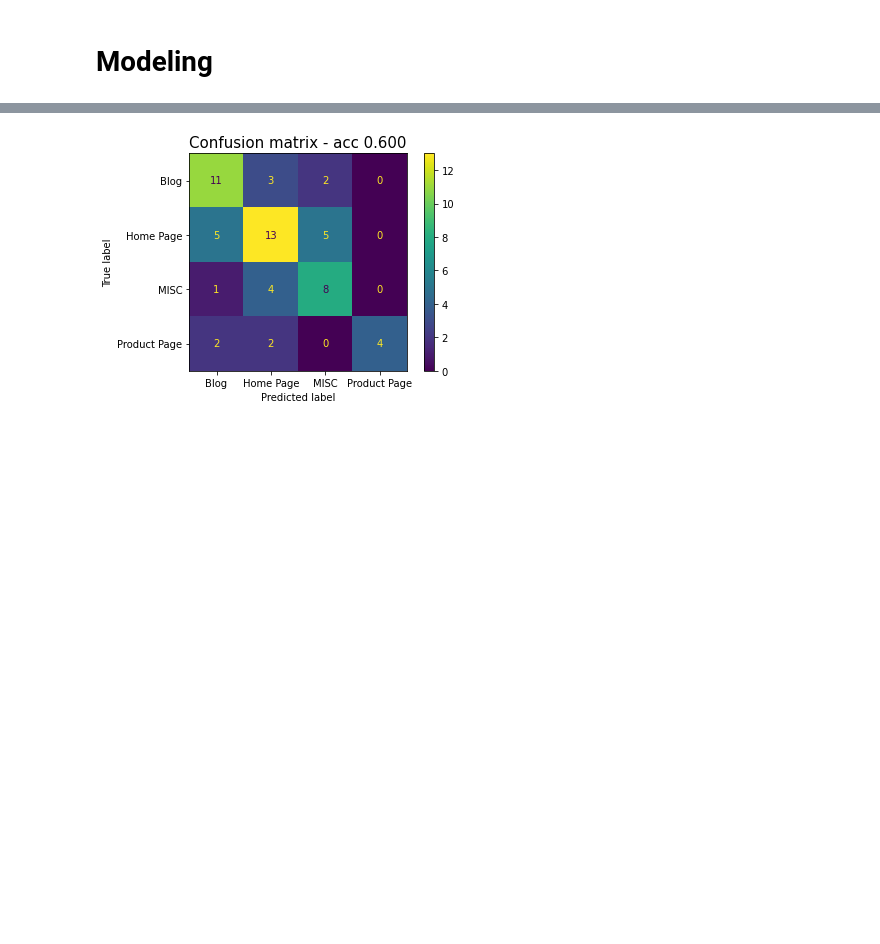
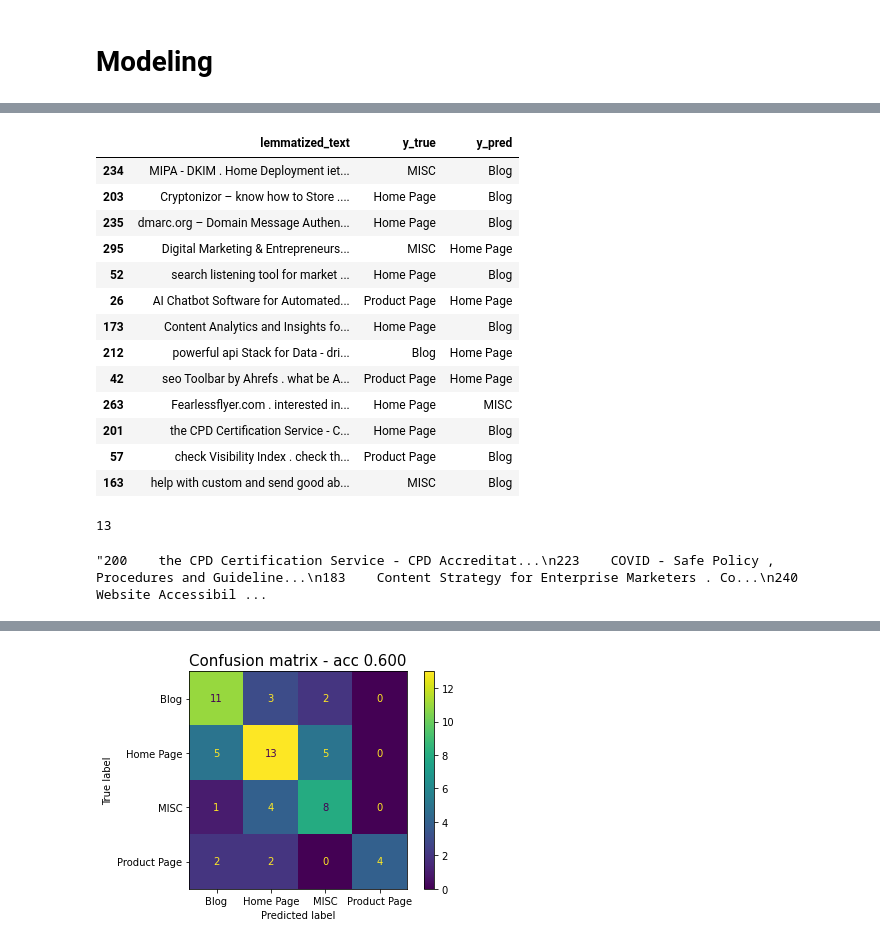
Before and after one commit to hmatzner/text-classification, a Jupyter notebook: url_classification.ipynb, the cells around one changed output, grey strips where cells are left out. Saved outputs shown, nothing was run; the diff lists cells and outputs as text; code cells hidden in the pictures; blank space fills up the shorter version.

```diff
--- a/url_classification.ipynb
+++ b/url_classification.ipynb
@@ -419,0 +443,28 @@ weighted avg       0.72      0.68      0.68        60
+# %%
+misclassified_df = X_test.copy()[y_pred != y_test]
+misclassified_df['y_true'] = y_test[y_pred != y_test]
+misclassified_df['y_pred'] = y_pred[y_pred != y_test]
+misclassified_df
+# %% [output]
+|  | lemmatized_text | y_true | y_pred |
+| 234 | MIPA - DKIM . Home Deployment iet... | MISC | Blog |
+| 203 | Cryptonizor – know how to Store .... | Home Page | Blog |
+| 235 | dmarc.org – Domain Message Authen... | Home Page | Blog |
+| 295 | Digital Marketing & Entrepreneurs... | MISC | Home Page |
+| 52 | search listening tool for market ... | Home Page | Blog |
+| 26 | AI Chatbot Software for Automated... | Product Page | Home Page |
+| 173 | Content Analytics and Insights fo... | Home Page | Blog |
+| 212 | powerful api Stack for Data - dri... | Blog | Home Page |
+| 42 | seo Toolbar by Ahrefs . what be A... | Product Page | Home Page |
+| 263 | Fearlessflyer.com . interested in... | Home Page | MISC |
+| 201 | the CPD Certification Service - C... | Home Page | Blog |
+| 57 | check Visibility Index . check th... | Product Page | Blog |
+| 163 | help with custom and send good ab... | MISC | Blog |
+# %%
+len(misclassified_df)
+# %% [output]
+13
+# %%
+misclassified_df['lemmatized_text'].to_string()
+# %% [output]
+"200    the CPD Certification Service - CPD Accreditat...\n223    COVID - Safe Policy , Procedures and Guideline...\n183    Content Strategy for Enterprise Marketers . Co...\n240    Website Accessibil ...
```
Also changed, not shown: parts of 14 cells of this notebook.
